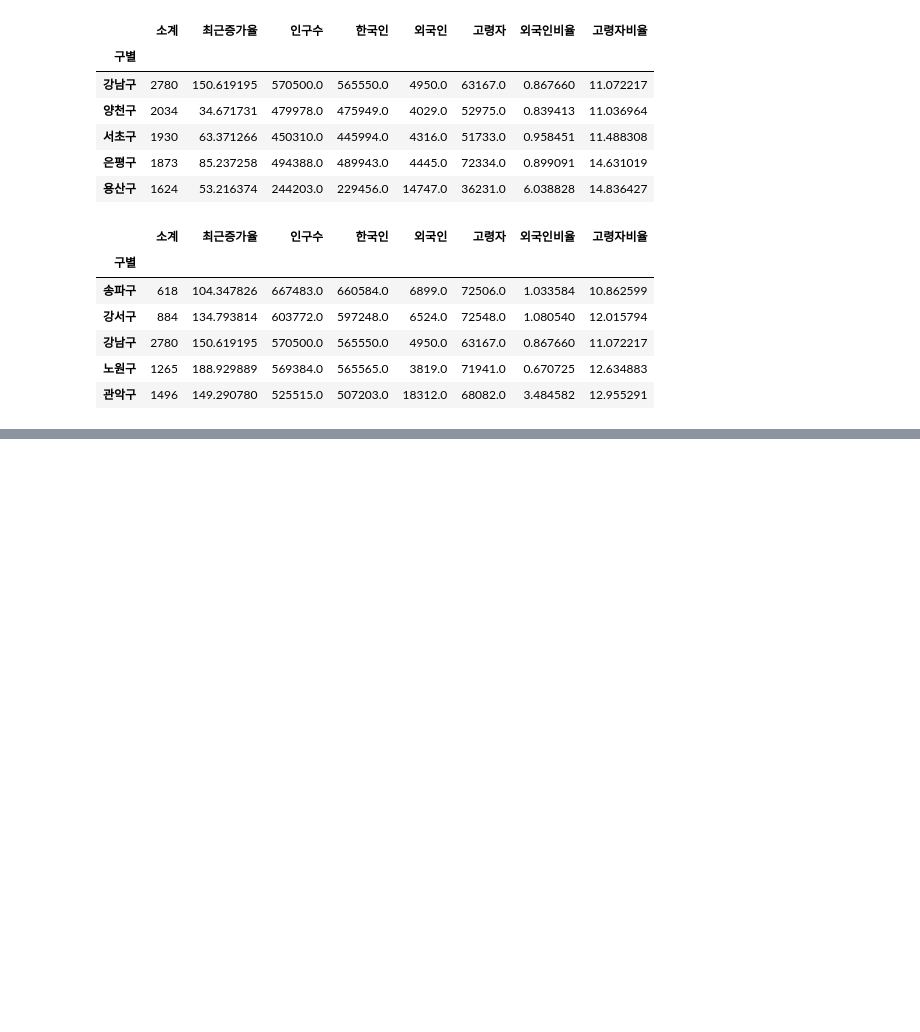
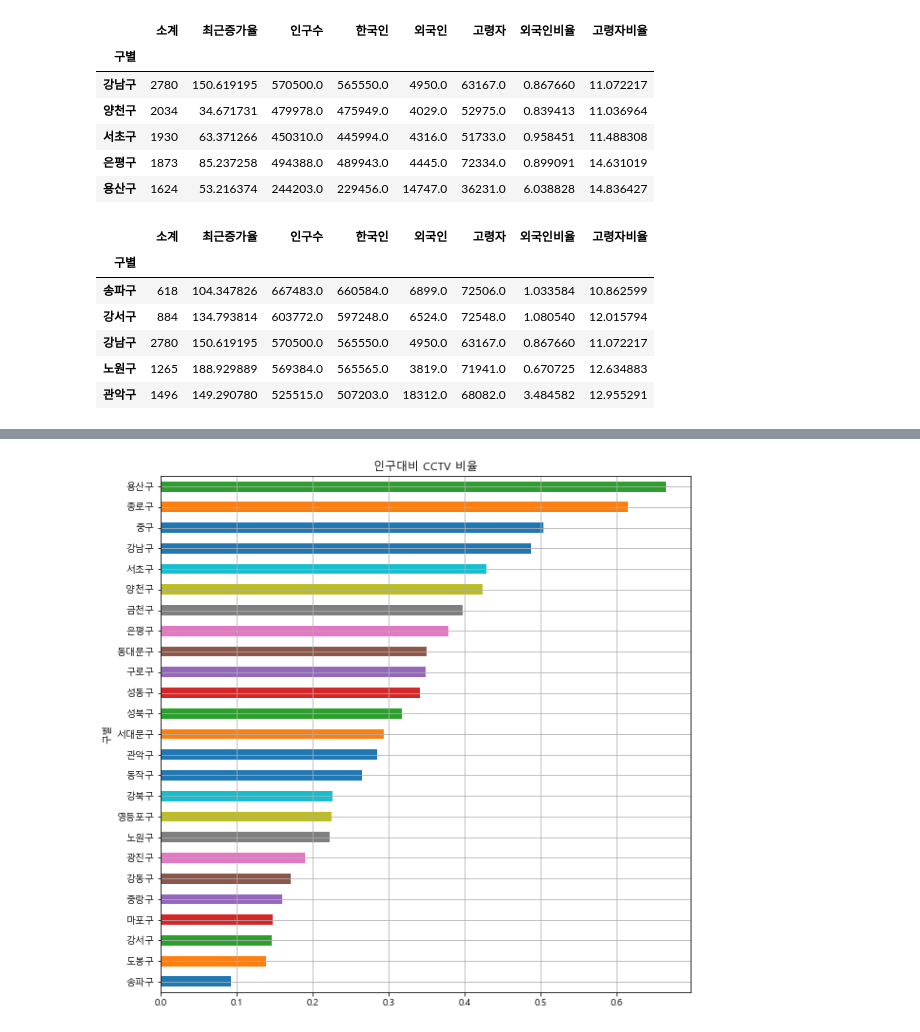
Before and after one commit to ESENS12/DataScience, a Jupyter notebook: CCTV_in_Seoul.ipynb, the cells around one changed output, grey strips where cells are left out. Cells and saved outputs as stored; diff of their text form; code cells hidden in the pictures; blank space fills up the shorter version.

Commit message:
CCTV_in_Seoul 데이터 추가

```diff
--- a/CCTV_in_Seoul.ipynb
+++ b/CCTV_in_Seoul.ipynb
@@ -273,0 +307,8 @@ data_result.sort_values(by='인구수',ascending=False).head(5)
+# %%
+#인구대비 CCTV 비율을 계산하여 그림
+data_result['CCTV비율'] = data_result['소계'] / data_result['인구수'] * 100
+data_result['CCTV비율'].sort_values().plot(kind='barh', grid=True, title = '인구대비 CCTV 비율',  figsize=(10,10))
+
+plt.show()
+# %% [output]
+[figure, added]
```
Also changed, not shown: parts of 6 cells of this notebook.
